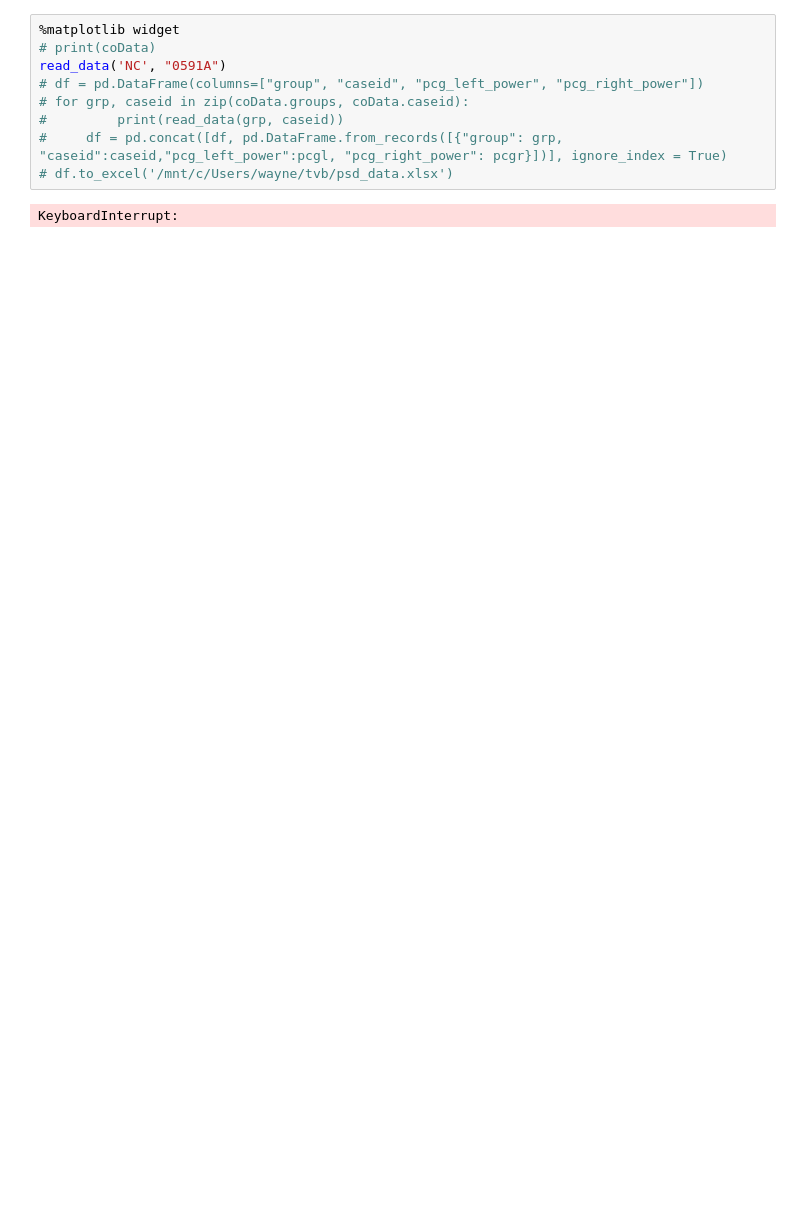
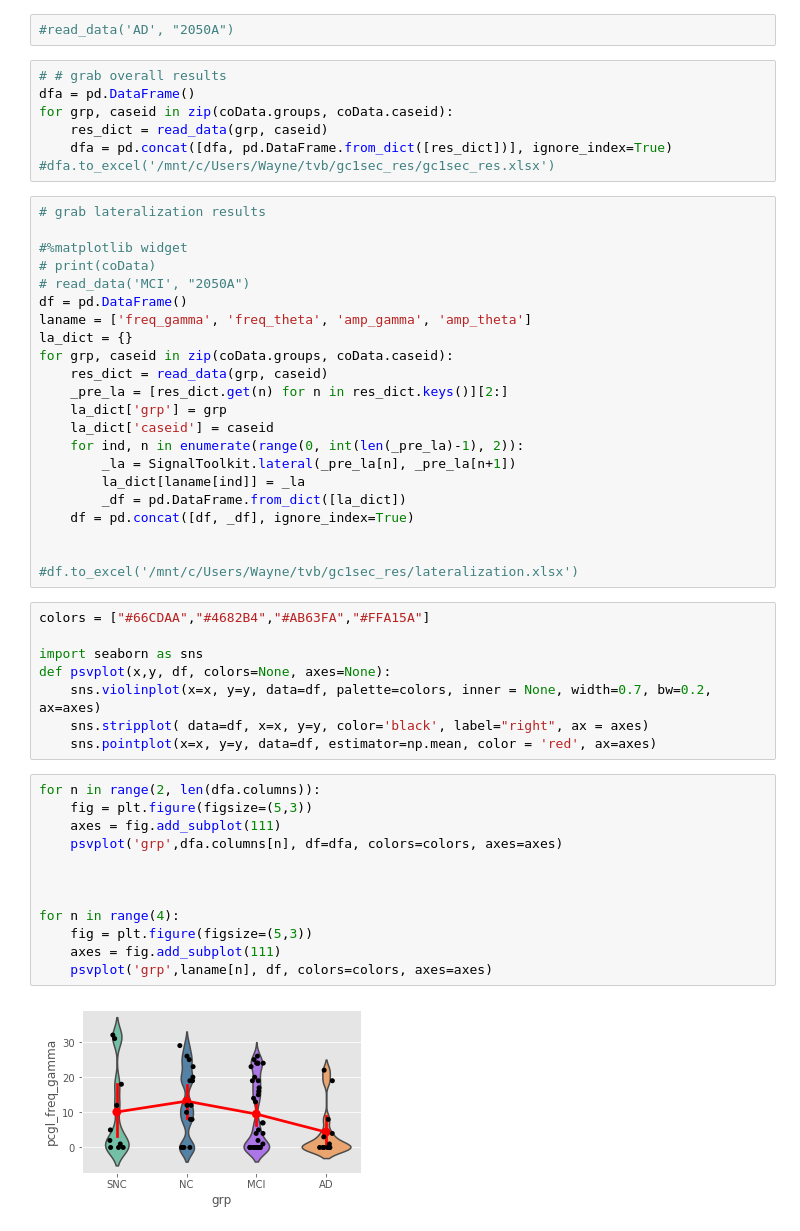
Before and after one commit to yilewang/Gc_detect_script, a Jupyter notebook: application/signal_workflow.ipynb, the cells around one changed output. Drawn from its saved outputs; the diff is of its cells as text; blank space fills up the shorter version.

Commit message:
finish the signal workflow

```diff
--- a/application/signal_workflow.ipynb
+++ b/application/signal_workflow.ipynb
@@ -91,14 +92,56 @@ def read_data(grp, caseid, amp='p2v'):
     # axes.set_title(f"{grp}_{caseid}")
     # plt.savefig(f"/mnt/c/Users/wayne/tvb/psdres/{grp}_{caseid}.png", dpi=300)
     # return highest_pcg_left, highest_pcg_right
+# %%
+#read_data('AD', "2050A")
 # %%
-%matplotlib widget
-# print(coData)
-read_data('NC', "0591A")
-# df = pd.DataFrame(columns=["group", "caseid", "pcg_left_power", "pcg_right_power"])
-# for grp, caseid in zip(coData.groups, coData.caseid):
-#         print(read_data(grp, caseid))
-#     df = pd.concat([df, pd.DataFrame.from_records([{"group": grp, "caseid":caseid,"pcg_left_power":pcgl, "pcg_right_power": pcgr}])], ignore_index = True)
-# df.to_excel('/mnt/c/Users/wayne/tvb/psd_data.xlsx')
+# # grab overall results
+dfa = pd.DataFrame()
+for grp, caseid in zip(coData.groups, coData.caseid):
+    res_dict = read_data(grp, caseid)
+    dfa = pd.concat([dfa, pd.DataFrame.from_dict([res_dict])], ignore_index=True)
+#dfa.to_excel('/mnt/c/Users/Wayne/tvb/gc1sec_res/gc1sec_res.xlsx')
-# %% [output]
-KeyboardInterrupt:
+# %%
+# grab lateralization results
+
+#%matplotlib widget
+# print(coData)
+# read_data('MCI', "2050A")
+df = pd.DataFrame()
+laname = ['freq_gamma', 'freq_theta', 'amp_gamma', 'amp_theta']
+la_dict = {}
+for grp, caseid in zip(coData.groups, coData.caseid):
+    res_dict = read_data(grp, caseid)
+    _pre_la = [res_dict.get(n) for n in res_dict.keys()][2:]
+    la_dict['grp'] = grp
+    la_dict['caseid'] = caseid
+    for ind, n in enumerate(range(0, int(len(_pre_la)-1), 2)):
+        _la = SignalToolkit.lateral(_pre_la[n], _pre_la[n+1])
+        la_dict[laname[ind]] = _la
+        _df = pd.DataFrame.from_dict([la_dict])
+    df = pd.concat([df, _df], ignore_index=True)
+
+
+#df.to_excel('/mnt/c/Users/Wayne/tvb/gc1sec_res/lateralization.xlsx')
+# %%
+colors = ["#66CDAA","#4682B4","#AB63FA","#FFA15A"]
+
+import seaborn as sns
+def psvplot(x,y, df, colors=None, axes=None):
+    sns.violinplot(x=x, y=y, data=df, palette=colors, inner = None, width=0.7, bw=0.2, ax=axes)
+    sns.stripplot( data=df, x=x, y=y, color='black', label="right", ax = axes)
+    sns.pointplot(x=x, y=y, data=df, estimator=np.mean, color = 'red', ax=axes)
+# %%
+for n in range(2, len(dfa.columns)):
+    fig = plt.figure(figsize=(5,3))
+    axes = fig.add_subplot(111)
+    psvplot('grp',dfa.columns[n], df=dfa, colors=colors, axes=axes)
+
+
+
+for n in range(4):
+    fig = plt.figure(figsize=(5,3))
+    axes = fig.add_subplot(111)
+    psvplot('grp',laname[n], df, colors=colors, axes=axes)
+# %% [output]
+[figure, added]
```
Also changed, not shown: parts of 3 cells of this notebook, 2 other files.
